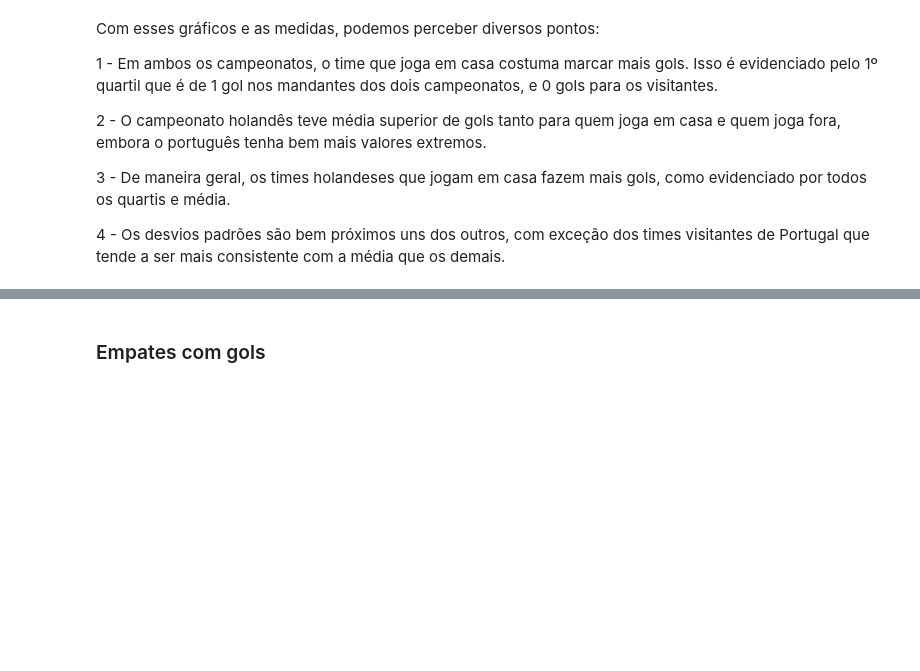
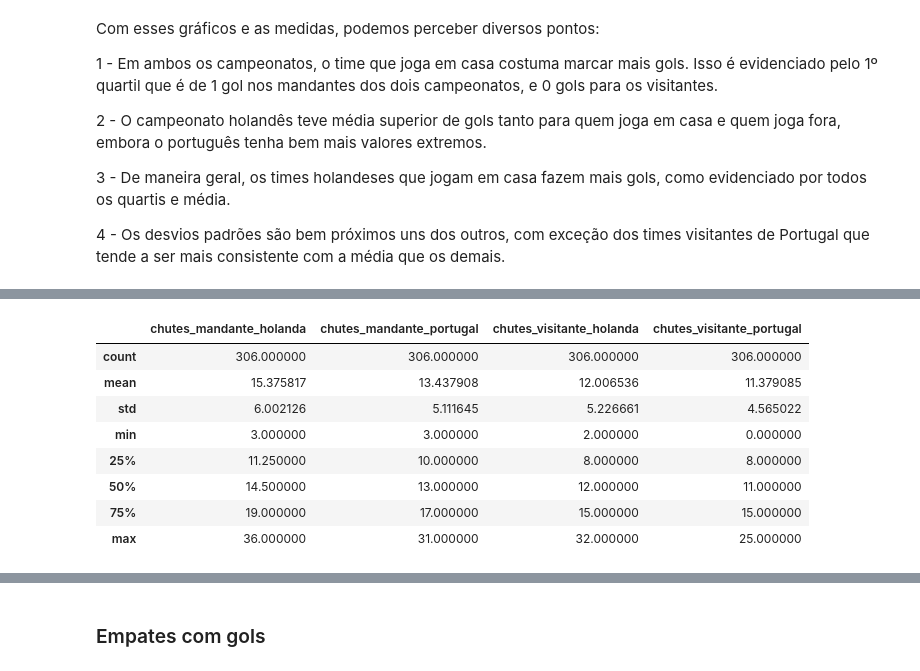
Before and after one commit to RamonMoreiraUnb/ce2Python, a Jupyter notebook: Trabalho CE2.ipynb, the cells around one changed output, grey strips where cells are left out. Drawn from its saved outputs; the diff is of its cells as text; code cells hidden in the pictures; blank space fills up the shorter version.

```diff
--- a/Trabalho CE2.ipynb
+++ b/Trabalho CE2.ipynb
@@ -76,0 +126,17 @@ Com esses gráficos e as medidas, podemos perceber diversos pontos:
+# %%
+cht = {"chutes_mandante_holanda":holandes.HS, "chutes_mandante_portugal":portugues.HS,
+         "chutes_visitante_holanda":holandes.AS, "chutes_visitante_portugal":portugues.AS}
+
+chutes = pd.DataFrame(data = cht)
+
+chutes.describe()
+# %% [output]
+|  | chutes_mandante_holanda | chutes_mandante_portugal | chutes_visitante_holanda | chutes_visitante_portugal |
+| count | 306.000000 | 306.000000 | 306.000000 | 306.000000 |
+| mean | 15.375817 | 13.437908 | 12.006536 | 11.379085 |
+| std | 6.002126 | 5.111645 | 5.226661 | 4.565022 |
+| min | 3.000000 | 3.000000 | 2.000000 | 0.000000 |
+| 25% | 11.250000 | 10.000000 | 8.000000 | 8.000000 |
+| 50% | 14.500000 | 13.000000 | 12.000000 | 11.000000 |
+| 75% | 19.000000 | 17.000000 | 15.000000 | 15.000000 |
+| max | 36.000000 | 31.000000 | 32.000000 | 25.000000 |
```
Also changed, not shown: parts of 25 cells of this notebook.
